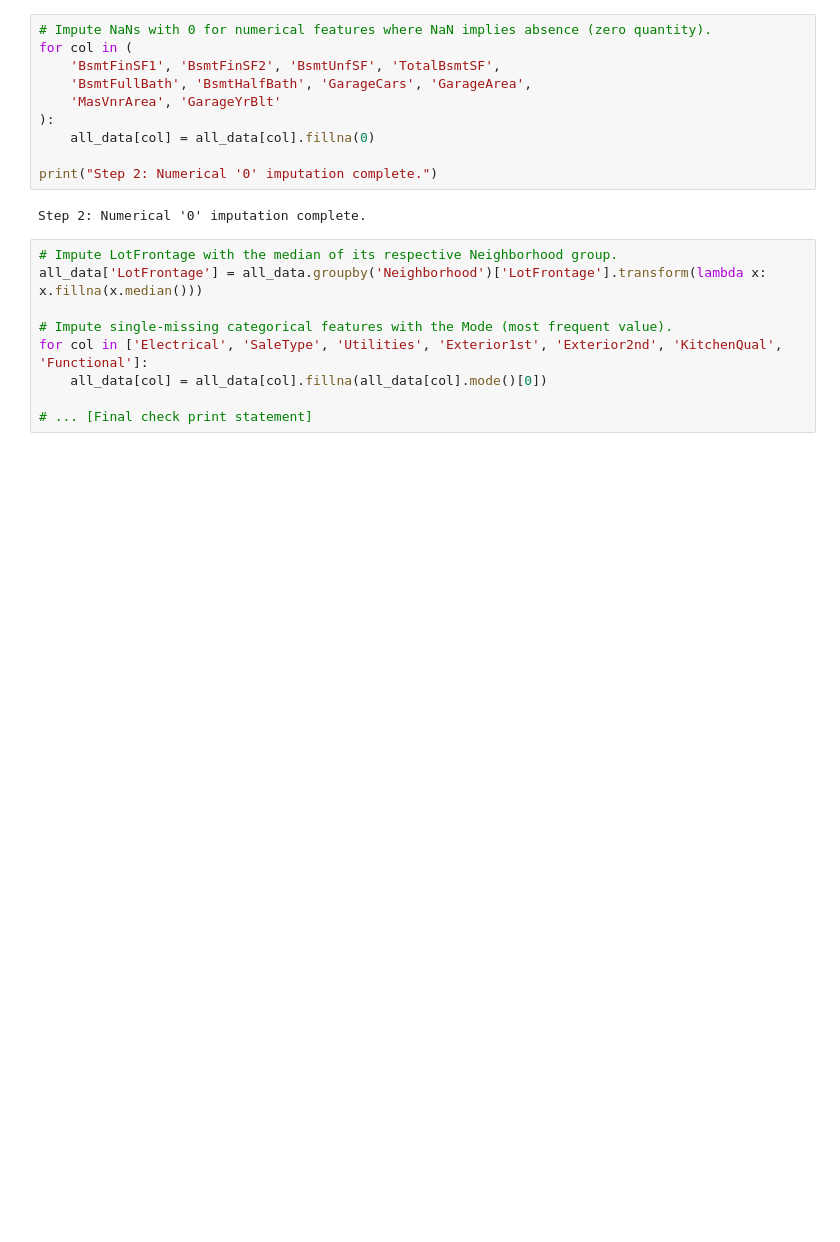
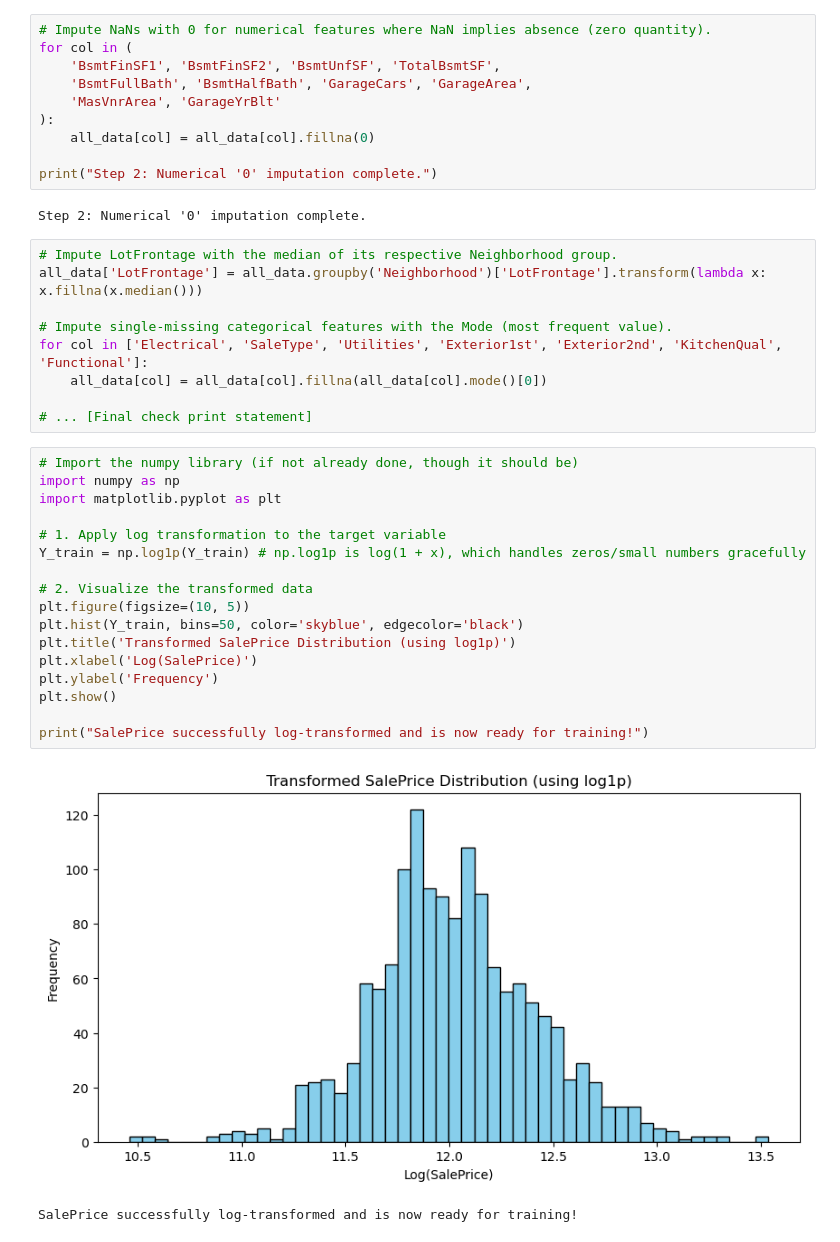
Before and after one commit to omkaaaaaar/House_Price_Prediction, a Jupyter notebook: house_price_model.ipynb, the cells around one changed output. Saved outputs shown, nothing was run; the diff lists cells and outputs as text; blank space fills up the shorter version.

```diff
--- a/house_price_model.ipynb
+++ b/house_price_model.ipynb
@@ -120,3 +120,23 @@ for col in ['Electrical', 'SaleType', 'Utilities', 'Exterior1st', 'Exterior2nd',
     all_data[col] = all_data[col].fillna(all_data[col].mode()[0])
 
 # ... [Final check print statement]
+# %%
+# Import the numpy library (if not already done, though it should be)
+import numpy as np
+import matplotlib.pyplot as plt
+
+# 1. Apply log transformation to the target variable
+Y_train = np.log1p(Y_train) # np.log1p is log(1 + x), which handles zeros/small numbers gracefully
+
+# 2. Visualize the transformed data
+plt.figure(figsize=(10, 5))
+plt.hist(Y_train, bins=50, color='skyblue', edgecolor='black')
+plt.title('Transformed SalePrice Distribution (using log1p)')
+plt.xlabel('Log(SalePrice)')
+plt.ylabel('Frequency')
+plt.show()
+
+print("SalePrice successfully log-transformed and is now ready for training!")
+# %% [output]
+[figure, added]
+SalePrice successfully log-transformed and is now ready for training!
```
